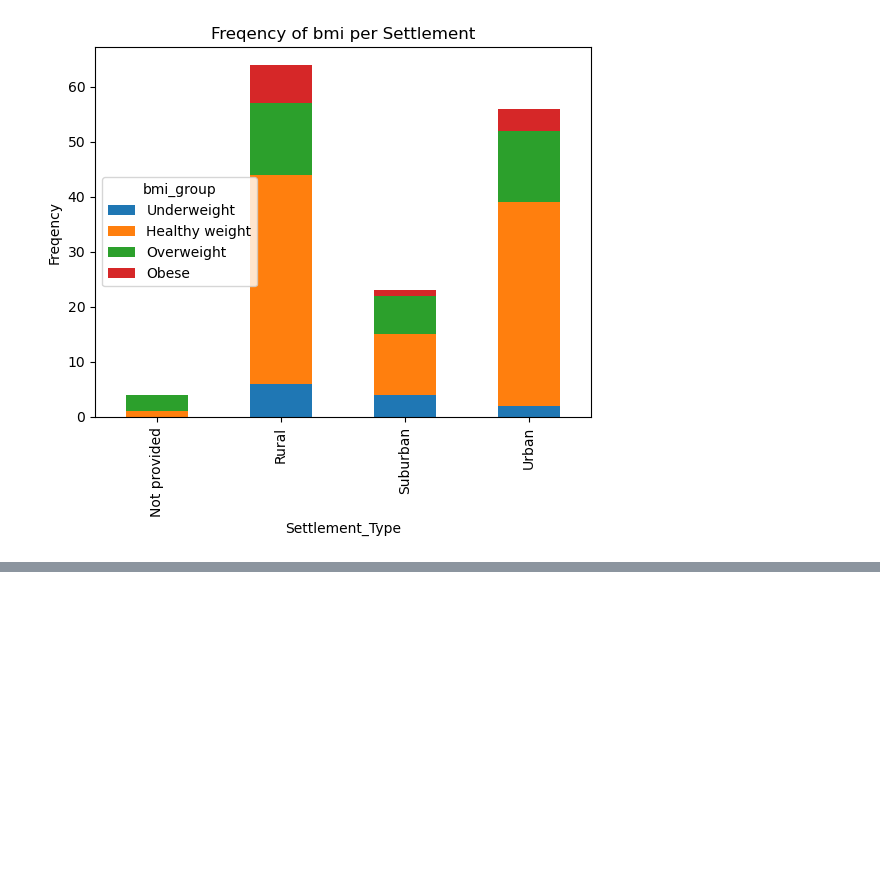
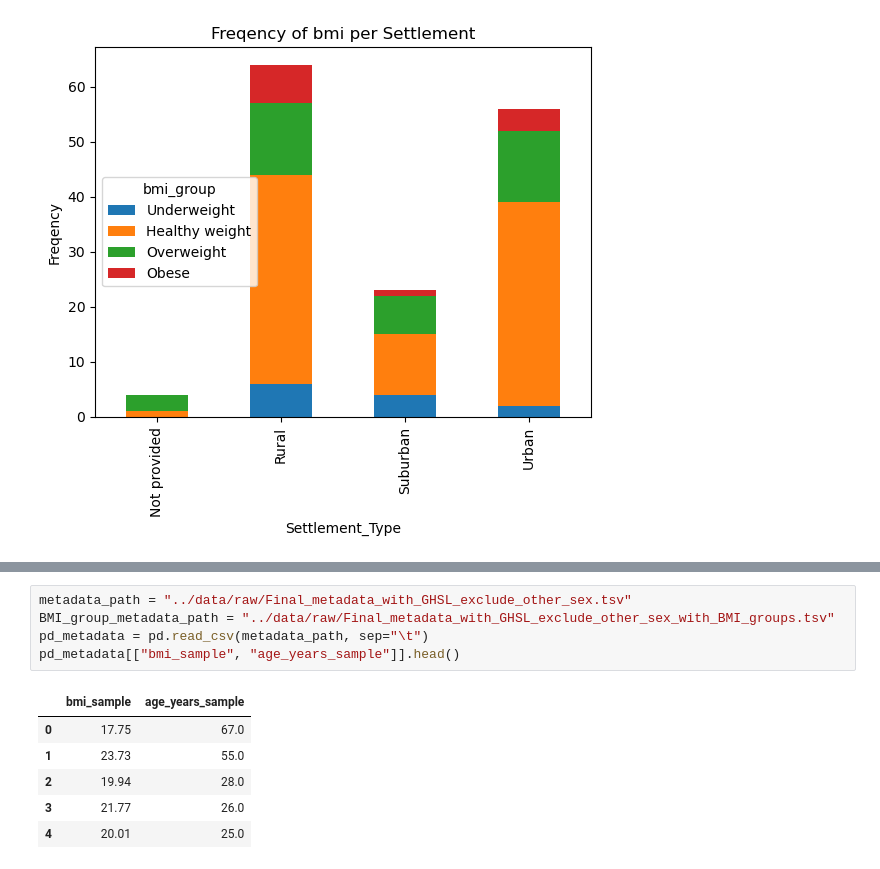
Before and after one commit to elettra-fromm/FunGut, a Jupyter notebook: scripts/metadata_distributions.ipynb, the cells around one changed output, grey strips where cells are left out. Drawn from its saved outputs; the diff is of its cells as text; blank space fills up the shorter version.

```diff
--- a/scripts/metadata_distributions.ipynb
+++ b/scripts/metadata_distributions.ipynb
@@ -675,0 +714,12 @@ df_fungut_meta_sett.groupby(['Settlement_Type','bmi_group']).size().unstack().so
+# %%
+metadata_path = "../data/raw/Final_metadata_with_GHSL_exclude_other_sex.tsv"
+BMI_group_metadata_path = "../data/raw/Final_metadata_with_GHSL_exclude_other_sex_with_BMI_groups.tsv"
+pd_metadata = pd.read_csv(metadata_path, sep="\t")
+pd_metadata[["bmi_sample", "age_years_sample"]].head()
+# %% [output]
+|  | bmi_sample | age_years_sample |
+| 0 | 17.75 | 67.0 |
+| 1 | 23.73 | 55.0 |
+| 2 | 19.94 | 28.0 |
+| 3 | 21.77 | 26.0 |
+| 4 | 20.01 | 25.0 |
```
Also changed, not shown: parts of 5 cells of this notebook, 53 other files.
